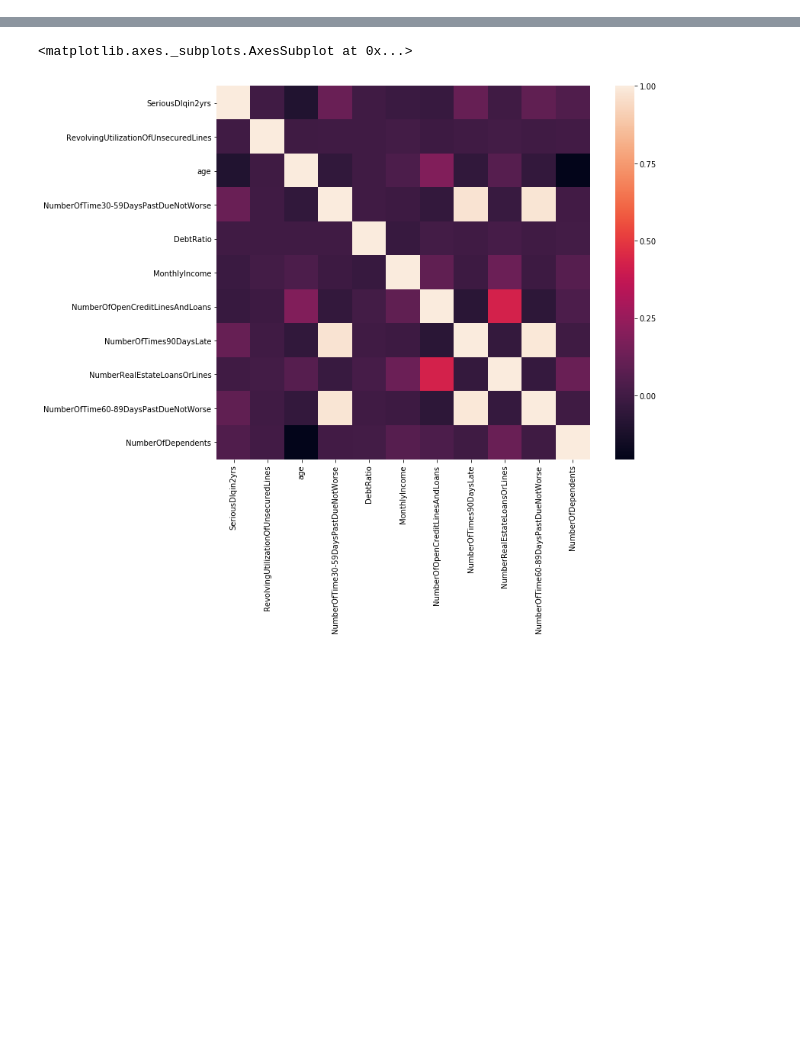
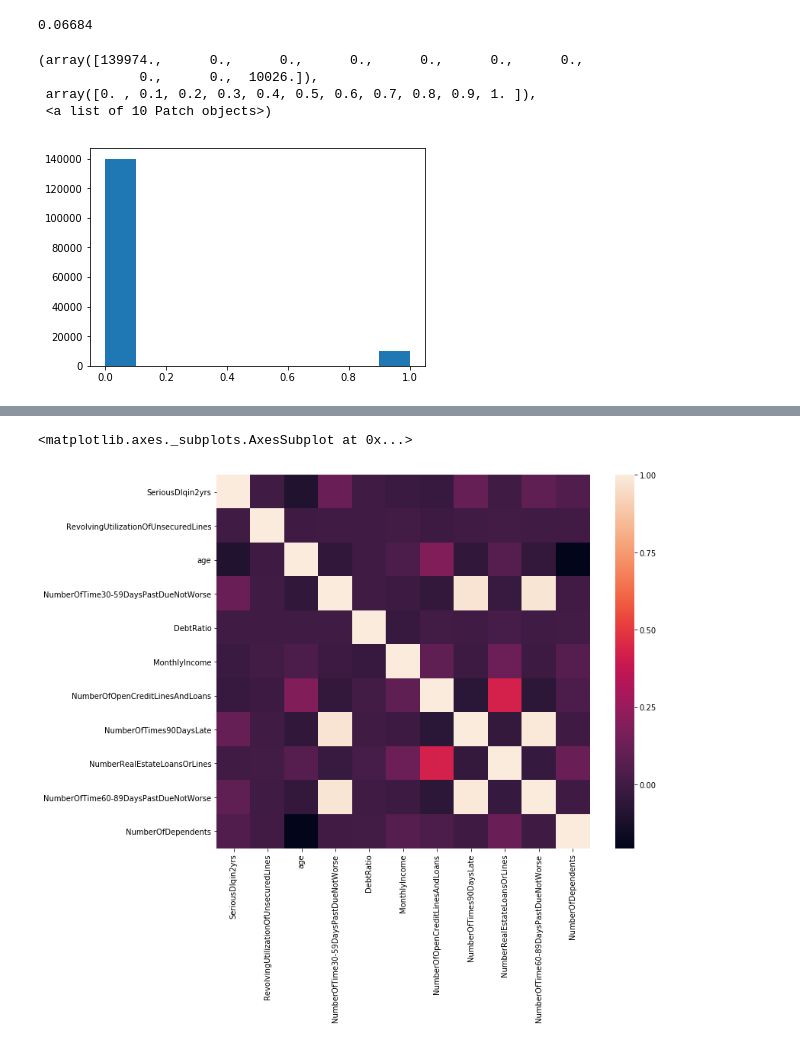
Before and after one commit to vcheng728/Credit, a Jupyter notebook: Credit Score.ipynb, the cells around one changed output, grey strips where cells are left out. Saved outputs shown, nothing was run; the diff lists cells and outputs as text; code cells hidden in the pictures; blank space fills up the shorter version.

```diff
--- a/Credit Score.ipynb
+++ b/Credit Score.ipynb
@@ -22,4 +26,15 @@ train.describe()
 | 50% | 0.000000 | 0.154181 | 52.000000 | 0.000000 | 0.366508 | 5.400000e+03 | ... |
 | 75% | 0.000000 | 0.559046 | 63.000000 | 0.000000 | 0.868254 | 8.249000e+03 | ... |
 | max | 1.000000 | 50708.000000 | 109.000000 | 98.000000 | 329664.000000 | 3.008750e+06 | ... |
+# %%
+# 6.7% of people default in this dataset
+print(train[train['SeriousDlqin2yrs'] == 1]['SeriousDlqin2yrs'].count()/train.shape[0])
+plt.hist(train['SeriousDlqin2yrs'])
+# %% [output]
+0.06684
+(array([139974.,      0.,      0.,      0.,      0.,      0.,      0.,
+             0.,      0.,  10026.]),
+ array([0. , 0.1, 0.2, 0.3, 0.4, 0.5, 0.6, 0.7, 0.8, 0.9, 1. ]),
+ <a list of 10 Patch objects>)
+[figure, added]
 # %%
```
Also changed, not shown: parts of 25 cells of this notebook.
